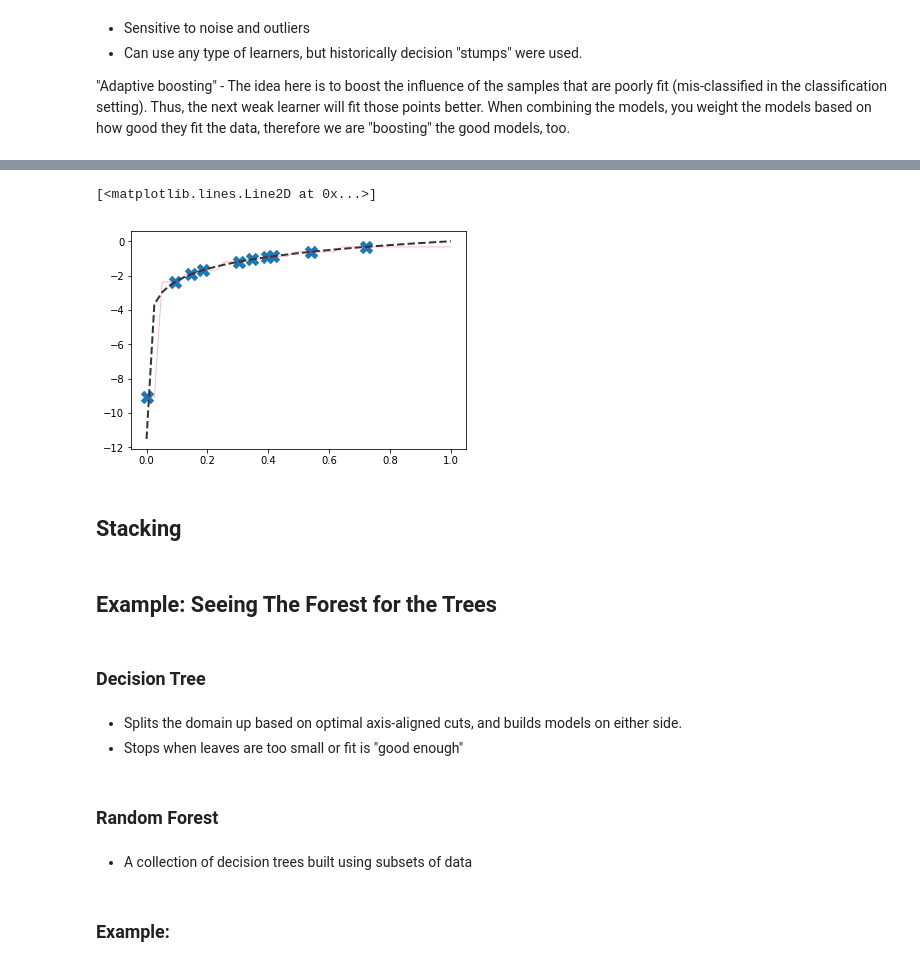
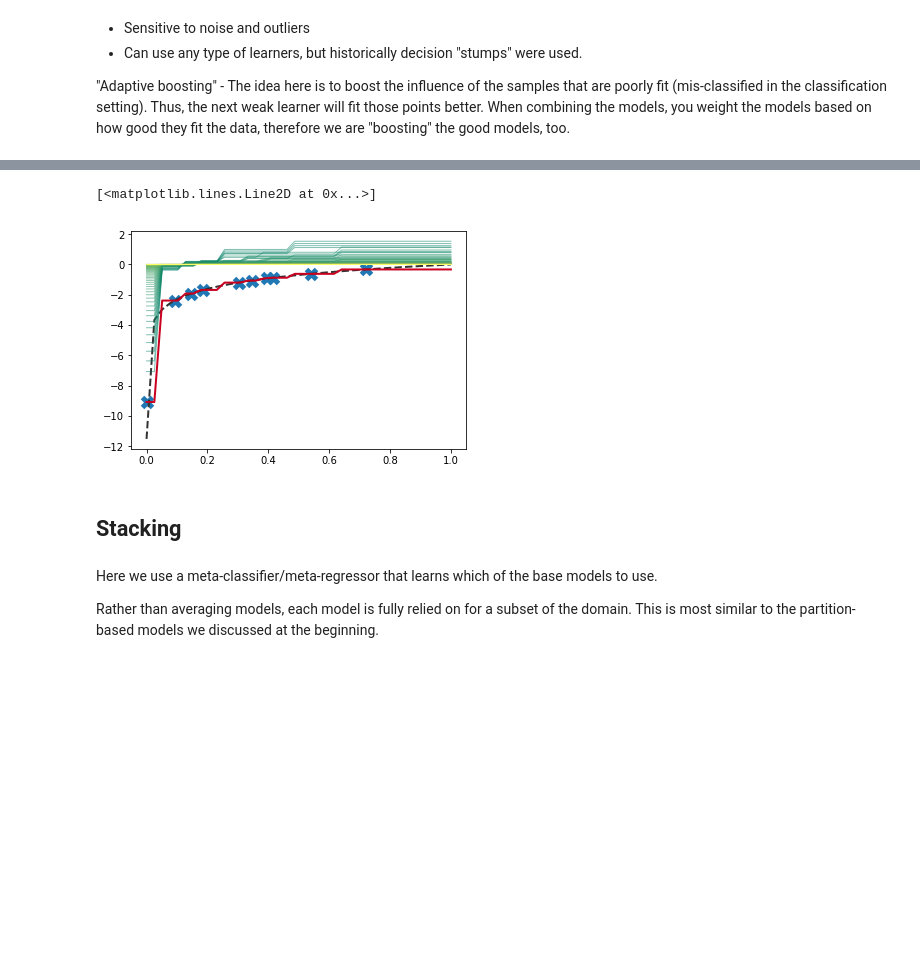
Before and after one commit to maljovec/ML-ReadingGroup, a Jupyter notebook: Ensemble Learning.ipynb, the cells around one changed output, grey strips where cells are left out. Cells and saved outputs as stored; diff of their text form; code cells hidden in the pictures; blank space fills up the shorter version.

Commit message:
Last commit before presentation of Ensemble Modeling.

```diff
--- a/Ensemble Learning.ipynb
+++ b/Ensemble Learning.ipynb
@@ -278,7 +303,13 @@ plt.plot(test_x, test_y, linewidth=2, linestyle='--', c='#333333')
 model = AdaBoostRegressor()
 model.fit(train_x, train_y)
 
+cm = pylab.get_cmap('summer')
+for i, estimator in enumerate(model.estimators_):
+    predict_y = estimator.predict(test_x)
+    color = cm(1.*i/len(model.estimators_))
+    plt.plot(test_x, predict_y, linewidth=1, linestyle='-', c=color, alpha=0.5)
+
 predict_y = model.predict(test_x)
-plt.plot(test_x, predict_y, linewidth=1, linestyle='-', c='#ca0020', alpha=0.25)
+plt.plot(test_x, predict_y, linewidth=2, linestyle='-', c='#ca0020')
 # %% [output]
 [<matplotlib.lines.Line2D at 0x...>]
@@ -288,41 +335,39 @@ plt.plot(test_x, predict_y, linewidth=1, linestyle='-', c='#ca0020', alpha=0.25)
 # %%
 from sklearn.ensemble import GradientBoostingRegressor
+from matplotlib import pylab
 
 np.random.seed(1)
 num_samples = 10
 num_models = 100
 degree = 3
 train_x = np.random.rand(num_samples)
 train_x = train_x.reshape(-1, 1)
 train_y = test_function(train_x)
 
 test_x = np.linspace(1e-5, 1, 40)
 test_x = test_x.reshape(-1,1)
 test_y = test_function(test_x)
 
 plt.plot(train_x, train_y, marker='x', linewidth=0, ms=10, mew=5)
 plt.plot(test_x, test_y, linewidth=2, linestyle='--', c='#333333')
 
 model = GradientBoostingRegressor()
 model.fit(train_x, train_y)
 
+cm = pylab.get_cmap('summer')
+for i, estimator in enumerate(model.estimators_):
+    predict_y = estimator[0].predict(test_x)
+    color = cm(1.*i/len(model.estimators_))
+    plt.plot(test_x, predict_y, linewidth=1, linestyle='-', c=color, alpha=0.5)
+
 predict_y = model.predict(test_x)
-plt.plot(test_x, predict_y, linewidth=1, linestyle='-', c='#ca0020', alpha=0.25)
+plt.plot(test_x, predict_y, linewidth=2, linestyle='-', c='#ca0020')
 # %% [output]
 [<matplotlib.lines.Line2D at 0x...>]
-[figure, old version]
+[figure, new version]
 # %% [markdown]
 ## Stacking
-# %% [markdown]
-## Example: Seeing The Forest for the Trees
-# %% [markdown]
-### Decision Tree
-# %% [markdown]
-* Splits the domain up based on optimal axis-aligned cuts, and builds models on either side.
-* Stops when leaves are too small or fit is "good enough"
-# %% [markdown]
-### Random Forest
-# %% [markdown]
- * A collection of decision trees built using subsets of data
-# %% [markdown]
-### Example:
+# %% [markdown]
+Here we use a meta-classifier/meta-regressor that learns which of the base models to use.
+
+Rather than averaging models, each model is fully relied on for a subset of the domain. This is most similar to the partition-based models we discussed at the beginning.
```
Also changed, not shown: parts of 22 cells of this notebook.
